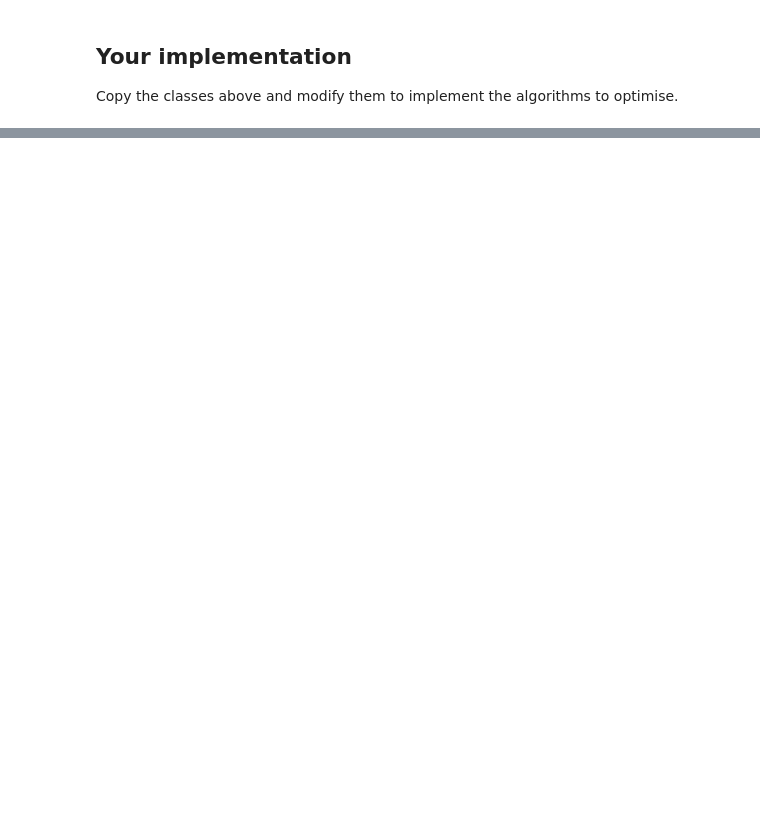
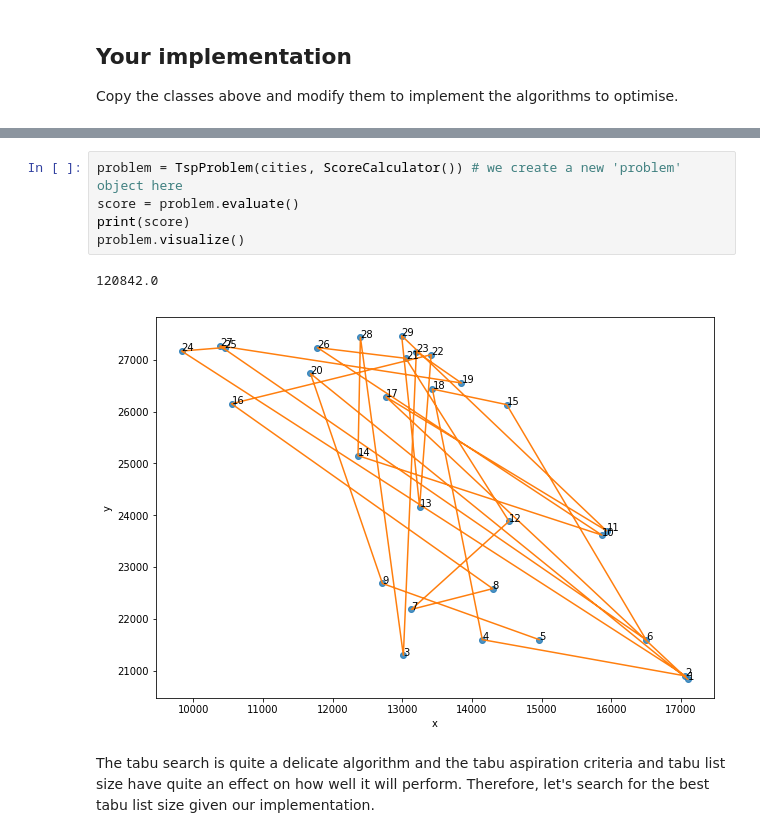
Before and after one commit to KeremAslan/tsp-training, a Jupyter notebook: Optimisation Solution.ipynb, the cells around one changed output, grey strips where cells are left out. Drawn from its saved outputs; the diff is of its cells as text; blank space fills up the shorter version.

```diff
--- a/Optimisation Solution.ipynb
+++ b/Optimisation Solution.ipynb
@@ -495,0 +636,10 @@ Looks better doesn't it ! Our route has a total distance of 30920 km. And it doe
+# %%
+problem = TspProblem(cities, ScoreCalculator()) # we create a new 'problem' object here
+score = problem.evaluate()
+print(score)
+problem.visualize()
+# %% [output]
+120842.0
+[figure, added]
+# %% [markdown]
+The tabu search is quite a delicate algorithm and the tabu aspiration criteria and tabu list size have quite an effect on how well it will perform. Therefore, let's search for the best tabu list size given our implementation.
```
Also changed, not shown: parts of 18 cells of this notebook, 1 other file.
